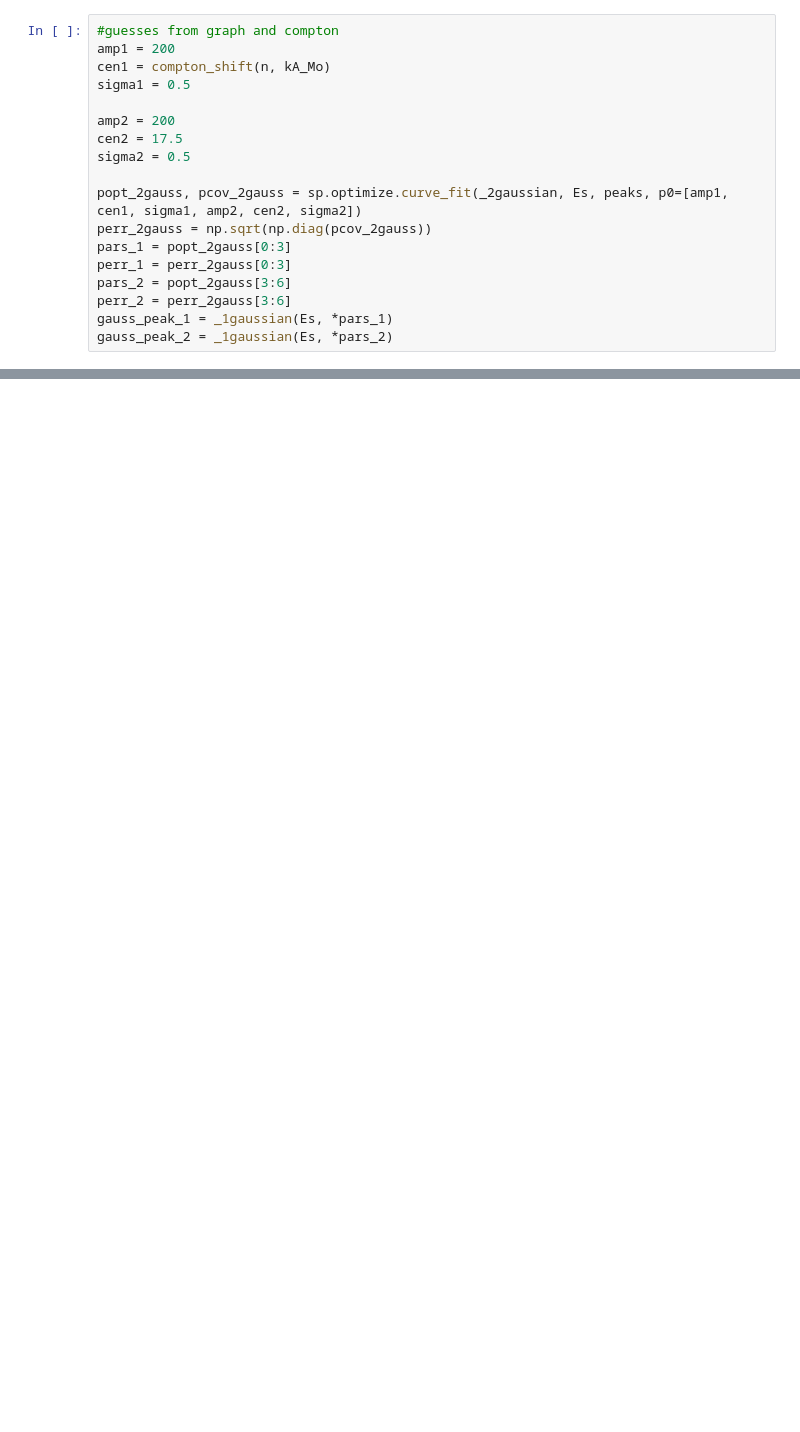
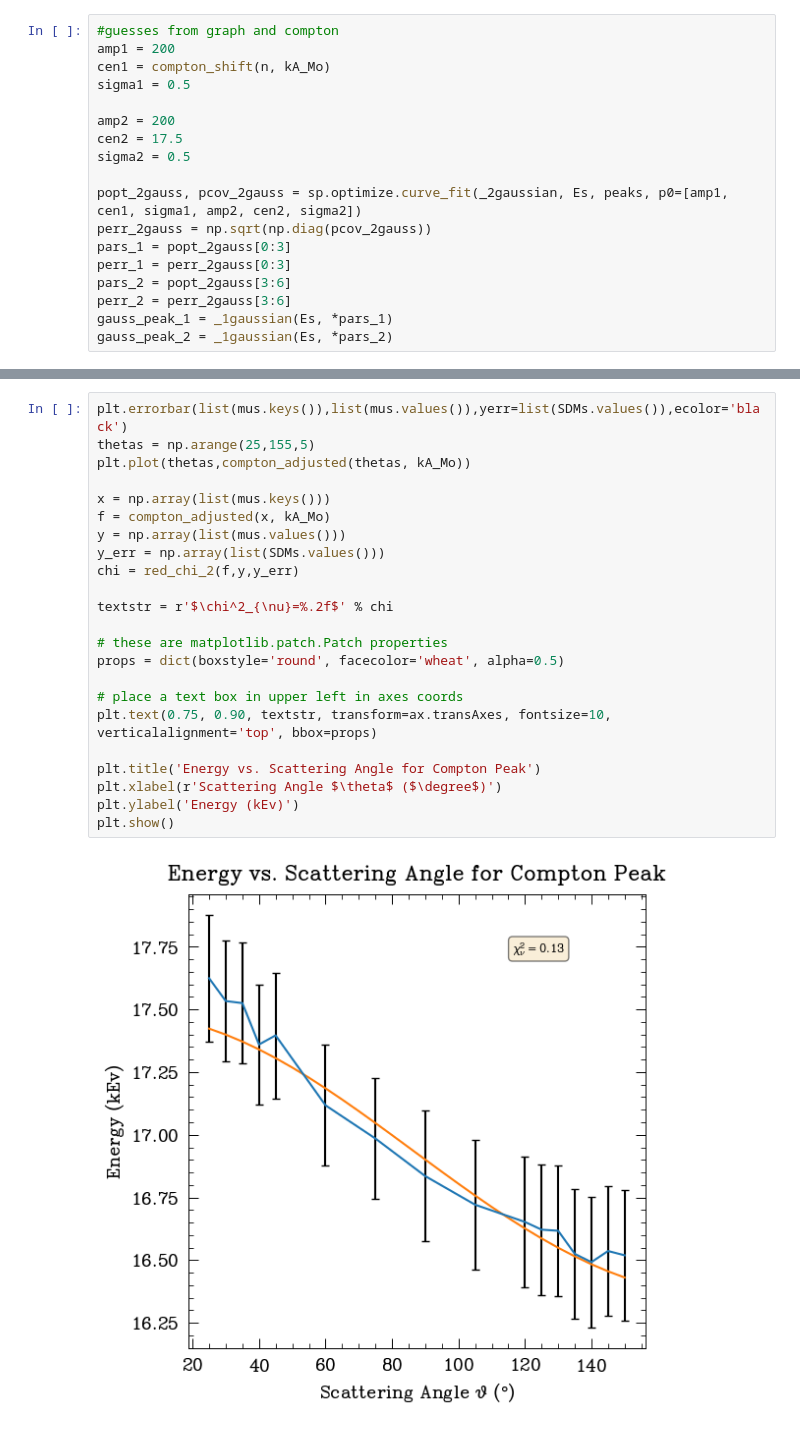
Before and after one commit to Thereal404/442Compton, a Jupyter notebook: Table Reader.ipynb, the cells around one changed output, grey strips where cells are left out. Drawn from its saved outputs; the diff is of its cells as text; blank space fills up the shorter version.

```diff
--- a/Table Reader.ipynb
+++ b/Table Reader.ipynb
@@ -395,0 +497,25 @@ plt.show()
+# %%
+plt.errorbar(list(mus.keys()),list(mus.values()),yerr=list(SDMs.values()),ecolor='black')
+thetas = np.arange(25,155,5)
+plt.plot(thetas,compton_adjusted(thetas, kA_Mo))
+
+x = np.array(list(mus.keys()))
+f = compton_adjusted(x, kA_Mo)
+y = np.array(list(mus.values()))
+y_err = np.array(list(SDMs.values()))
+chi = red_chi_2(f,y,y_err)
+
+textstr = r'$\chi^2_{\nu}=%.2f$' % chi
+
+# these are matplotlib.patch.Patch properties
+props = dict(boxstyle='round', facecolor='wheat', alpha=0.5)
+
+# place a text box in upper left in axes coords
+plt.text(0.75, 0.90, textstr, transform=ax.transAxes, fontsize=10, verticalalignment='top', bbox=props)
+
+plt.title('Energy vs. Scattering Angle for Compton Peak')
+plt.xlabel(r'Scattering Angle $\theta$ ($\degree$)')
+plt.ylabel('Energy (kEv)')
+plt.show()
+# %% [output]
+[figure, added]
```
Also changed, not shown: parts of 15 cells of this notebook.
